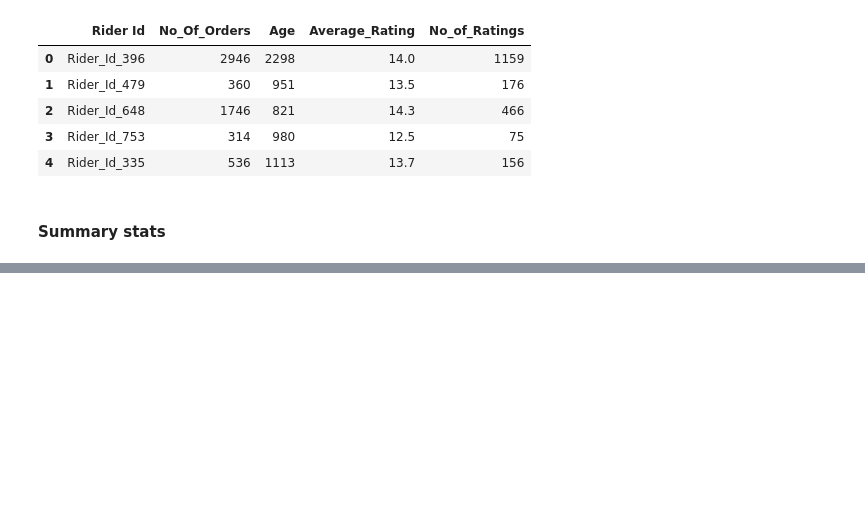
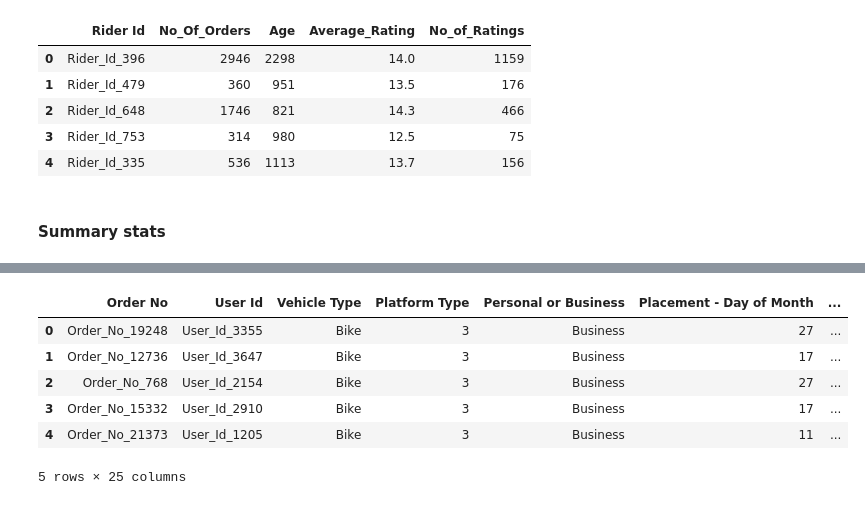
Before and after one commit to wkirui/SendyModel, a Jupyter notebook: Sendy Logistics Model.ipynb, the cells around one changed output, grey strips where cells are left out. Cells and saved outputs as stored; diff of their text form; code cells hidden in the pictures; blank space fills up the shorter version.

```diff
--- a/Sendy Logistics Model.ipynb
+++ b/Sendy Logistics Model.ipynb
@@ -70,0 +72,10 @@ trainData.describe()
+# %%
+testData.head()
+# %% [output]
+|  | Order No | User Id | Vehicle Type | Platform Type | Personal or Business | Placement - Day of Month | ... |
+| 0 | Order_No_19248 | User_Id_3355 | Bike | 3 | Business | 27 | ... |
+| 1 | Order_No_12736 | User_Id_3647 | Bike | 3 | Business | 17 | ... |
+| 2 | Order_No_768 | User_Id_2154 | Bike | 3 | Business | 27 | ... |
+| 3 | Order_No_15332 | User_Id_2910 | Bike | 3 | Business | 17 | ... |
+| 4 | Order_No_21373 | User_Id_1205 | Bike | 3 | Business | 11 | ... |
+5 rows × 25 columns
```
Also changed, not shown: parts of 7 cells of this notebook.
